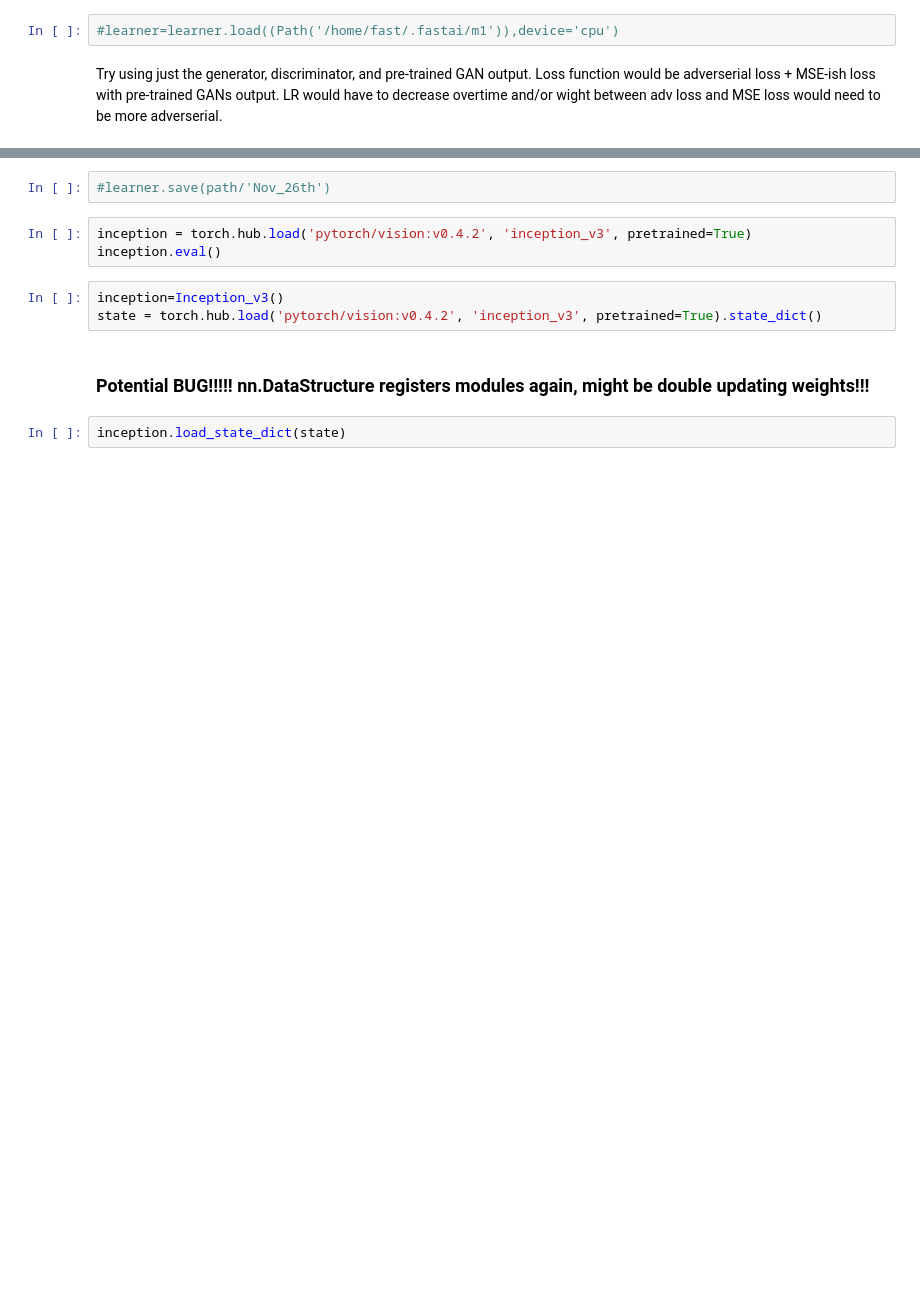
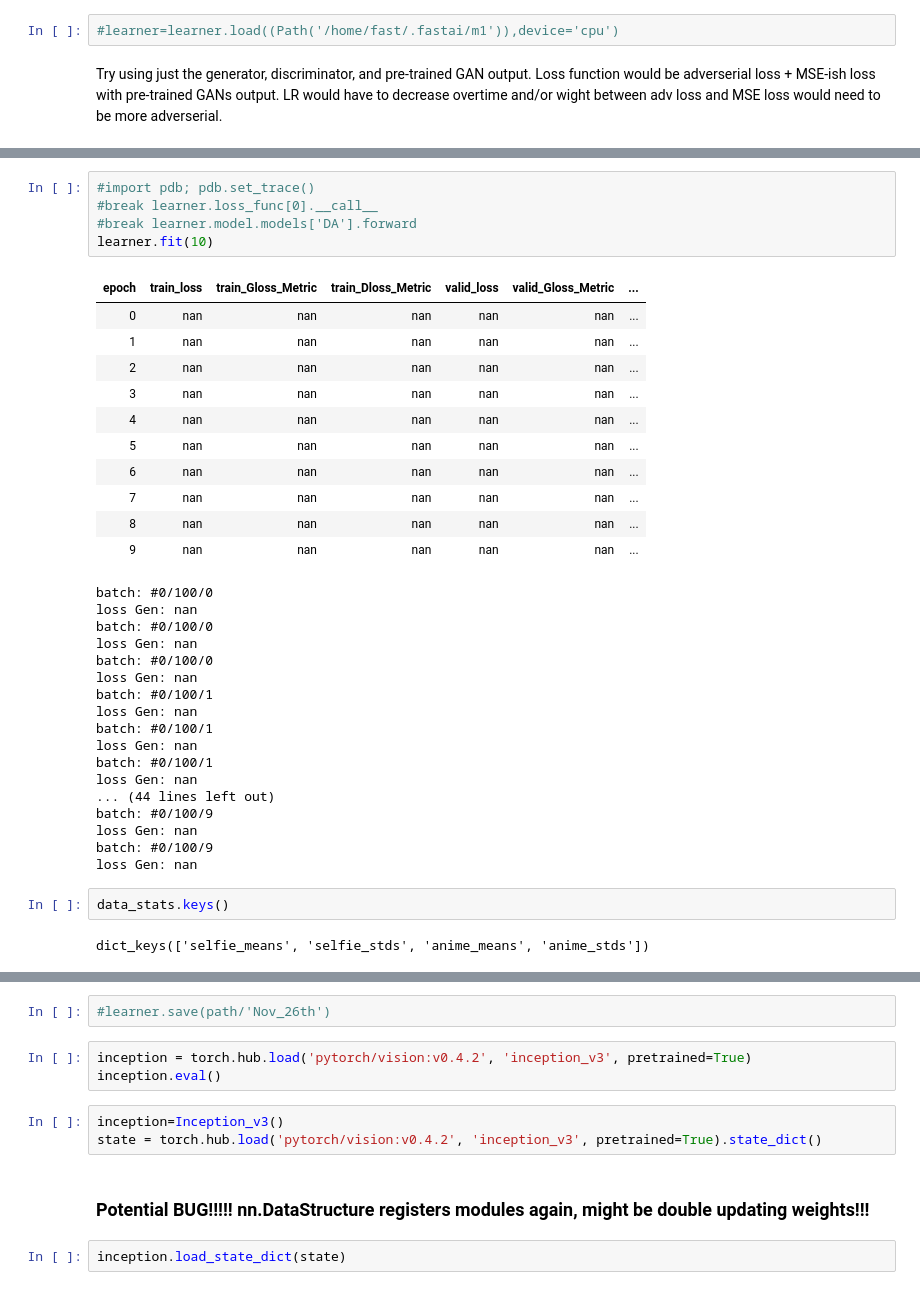
Before and after one commit to marii-moe/selfie2anime, a Jupyter notebook: anime/Dataloading.ipynb, the cells around one changed output, grey strips where cells are left out. Drawn from its saved outputs; the diff is of its cells as text; blank space fills up the shorter version.

```diff
--- a/anime/Dataloading.ipynb
+++ b/anime/Dataloading.ipynb
@@ -332,0 +599,38 @@ Try using just the generator, discriminator, and pre-trained GAN output. Loss fu
+# %%
+#import pdb; pdb.set_trace()
+#break learner.loss_func[0].__call__
+#break learner.model.models['DA'].forward
+learner.fit(10)
+# %% [output]
+| epoch | train_loss | train_Gloss_Metric | train_Dloss_Metric | valid_loss | valid_Gloss_Metric | ... |
+| 0 | nan | nan | nan | nan | nan | ... |
+| 1 | nan | nan | nan | nan | nan | ... |
+| 2 | nan | nan | nan | nan | nan | ... |
+| 3 | nan | nan | nan | nan | nan | ... |
+| 4 | nan | nan | nan | nan | nan | ... |
+| 5 | nan | nan | nan | nan | nan | ... |
+| 6 | nan | nan | nan | nan | nan | ... |
+| 7 | nan | nan | nan | nan | nan | ... |
+| 8 | nan | nan | nan | nan | nan | ... |
+| 9 | nan | nan | nan | nan | nan | ... |
+batch: #0/100/0
+loss Gen: nan
+batch: #0/100/0
+loss Gen: nan
+batch: #0/100/0
+loss Gen: nan
+batch: #0/100/1
+loss Gen: nan
+batch: #0/100/1
+loss Gen: nan
+batch: #0/100/1
+loss Gen: nan
+... (44 lines left out)
+batch: #0/100/9
+loss Gen: nan
+batch: #0/100/9
+loss Gen: nan
+# %%
+data_stats.keys()
+# %% [output]
+dict_keys(['selfie_means', 'selfie_stds', 'anime_means', 'anime_stds'])
```
Also changed, not shown: parts of 56 cells of this notebook, 5 other files.
